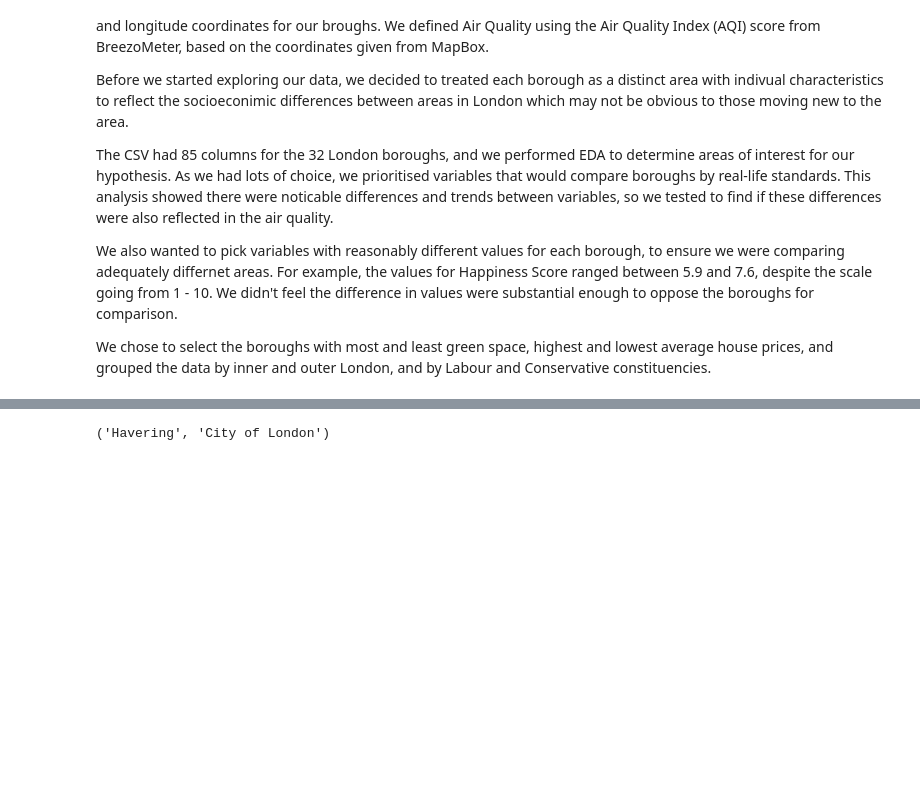
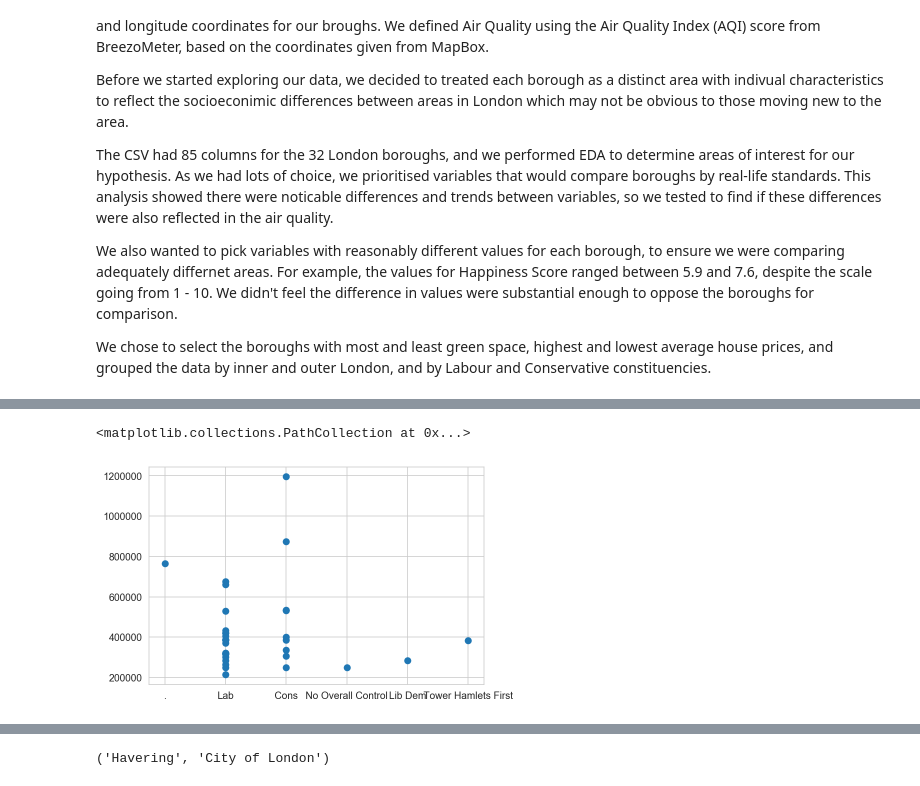
Before and after one commit to tinacliu/mod3_project, a Jupyter notebook: Hypotheses.ipynb, the cells around one changed output, grey strips where cells are left out. Drawn from its saved outputs; the diff is of its cells as text; code cells hidden in the pictures; blank space fills up the shorter version.

Commit message:
combined all sub files into the main file

```diff
--- a/Hypotheses.ipynb
+++ b/Hypotheses.ipynb
@@ -48,0 +99,8 @@ df = dc.full_clean()
+# %%
+# RUN THIS ONLY ONCE, afterwards, read_csv
+# dc.aqi_data(borough_data, 24)
+aqi = pd.read_csv('./data/borough_data_cleaned_aqi.csv',index_col=0)
+
+# after reading the saved aqi data, turn it into a list and calcualte mean and average
+aqi.aqi_24 = aqi.aqi_24.map(lambda x: [int(i) for i in x[1:-1].split(', ')])
+aqi['aqi_mean'] = aqi.aqi_24.map(lambda x: np.asarray(x).mean())
@@ -48,0 +121,6 @@ df = dc.full_clean()
+# %%
+# plt.scatter(aqi.house_price, aqi.anxiety)
+plt.scatter(aqi.political, aqi.house_price)
+# %% [output]
+<matplotlib.collections.PathCollection at 0x...>
+[figure, added]
```
Also changed, not shown: parts of 38 cells of this notebook, 4 other files.
